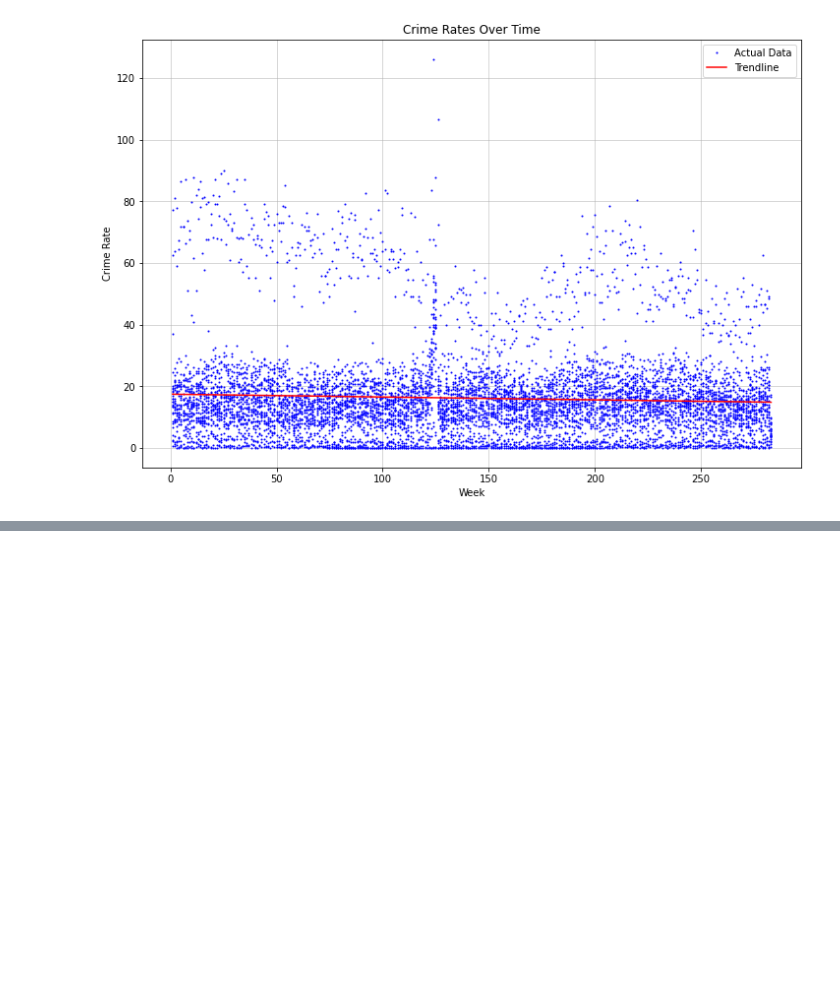
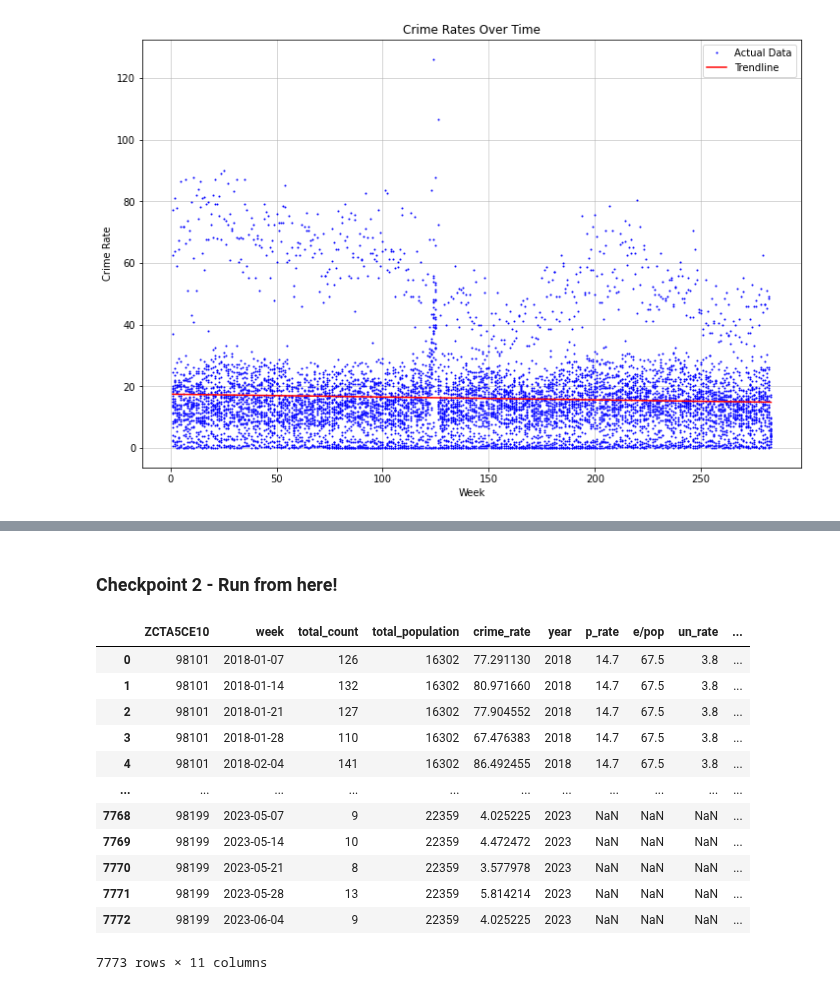
Before and after one commit to bail-reform/NYC, a Jupyter notebook: seattle_data_aggregation.ipynb, the cells around one changed output, grey strips where cells are left out. Drawn from its saved outputs; the diff is of its cells as text; code cells hidden in the pictures; blank space fills up the shorter version.

```diff
--- a/seattle_data_aggregation.ipynb
+++ b/seattle_data_aggregation.ipynb
@@ -408,0 +403,3 @@ array([[   0],
+# %%
+import pandas as pd
+file_path = '/Users/yujinlee/Google_Drive/NYU/Fall_2023/Capstone/CrimeData'
@@ -408,0 +860,20 @@ array([[   0],
+# %% [markdown]
+### Checkpoint 2 - Run from here!
+# %%
+merged_df = pd.read_csv(file_path + '/seattle_weekly_data_with_covariates.csv', low_memory = False)
+merged_df['week'] = pd.to_datetime(merged_df['week'])
+merged_df
+# %% [output]
+|  | ZCTA5CE10 | week | total_count | total_population | crime_rate | year | p_rate | e/pop | un_rate | ... |
+| 0 | 98101 | 2018-01-07 | 126 | 16302 | 77.291130 | 2018 | 14.7 | 67.5 | 3.8 | ... |
+| 1 | 98101 | 2018-01-14 | 132 | 16302 | 80.971660 | 2018 | 14.7 | 67.5 | 3.8 | ... |
+| 2 | 98101 | 2018-01-21 | 127 | 16302 | 77.904552 | 2018 | 14.7 | 67.5 | 3.8 | ... |
+| 3 | 98101 | 2018-01-28 | 110 | 16302 | 67.476383 | 2018 | 14.7 | 67.5 | 3.8 | ... |
+| 4 | 98101 | 2018-02-04 | 141 | 16302 | 86.492455 | 2018 | 14.7 | 67.5 | 3.8 | ... |
+| ... | ... | ... | ... | ... | ... | ... | ... | ... | ... | ... |
+| 7768 | 98199 | 2023-05-07 | 9 | 22359 | 4.025225 | 2023 | NaN | NaN | NaN | ... |
+| 7769 | 98199 | 2023-05-14 | 10 | 22359 | 4.472472 | 2023 | NaN | NaN | NaN | ... |
+| 7770 | 98199 | 2023-05-21 | 8 | 22359 | 3.577978 | 2023 | NaN | NaN | NaN | ... |
+| 7771 | 98199 | 2023-05-28 | 13 | 22359 | 5.814214 | 2023 | NaN | NaN | NaN | ... |
+| 7772 | 98199 | 2023-06-04 | 9 | 22359 | 4.025225 | 2023 | NaN | NaN | NaN | ... |
+7773 rows × 11 columns
```
Also changed, not shown: parts of 50 cells of this notebook.
